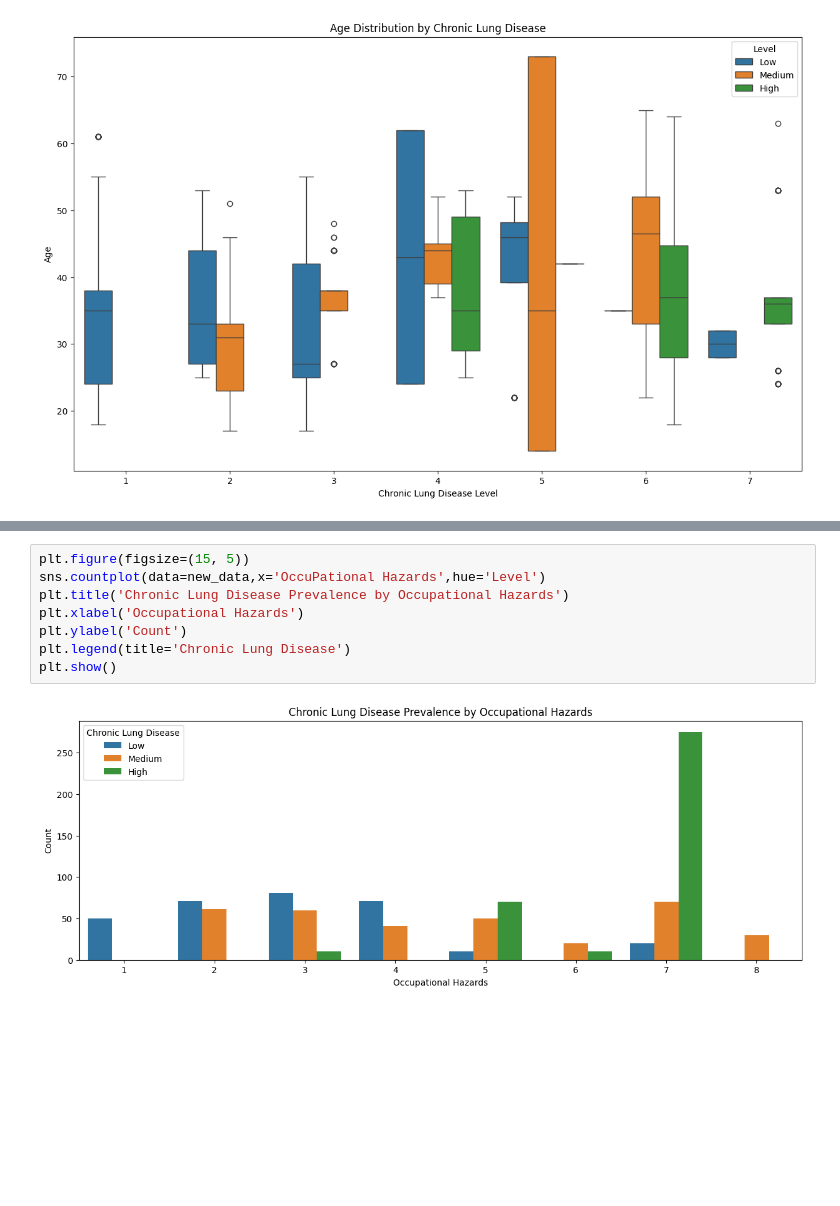
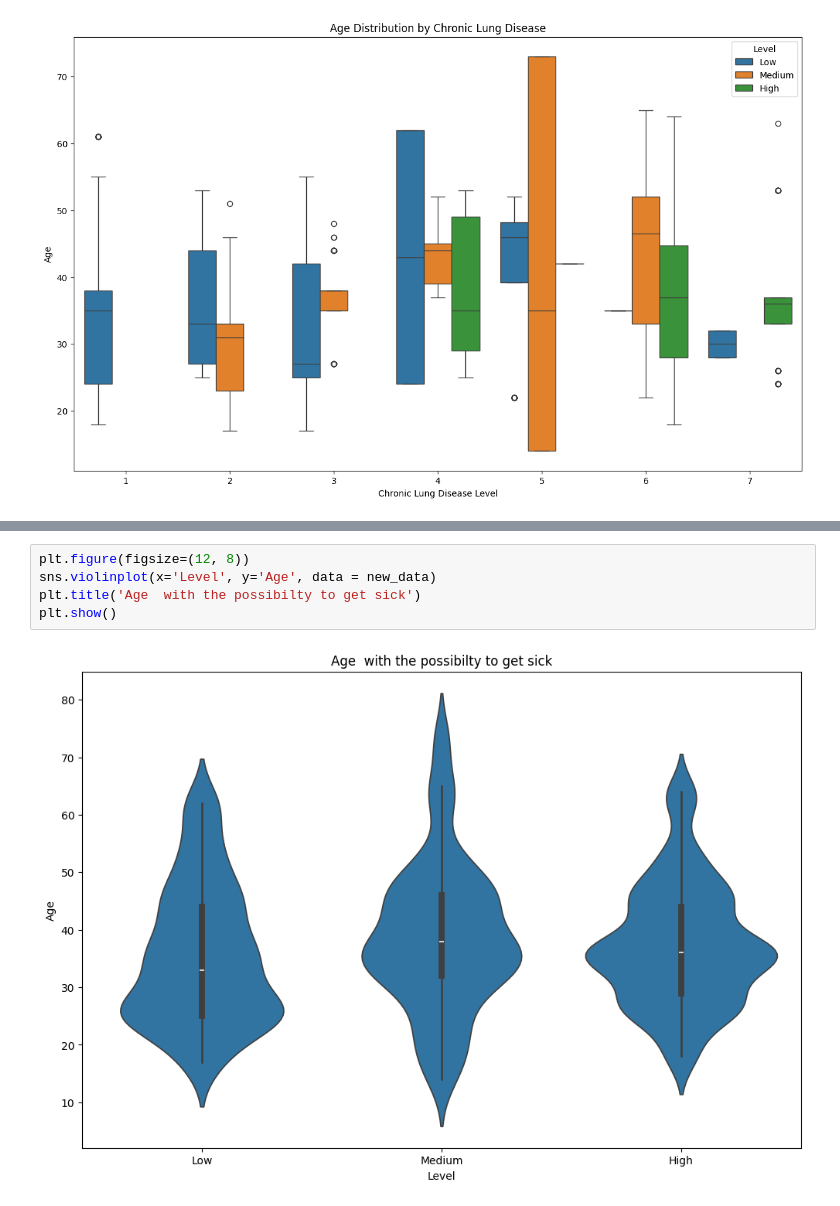
Before and after one commit to kellykabura/project-lungcancer, a Jupyter notebook: lungcancer.ipynb, the cells around one changed output, grey strips where cells are left out. Cells and saved outputs as stored; diff of their text form; blank space fills up the shorter version.

```diff
--- a/lungcancer.ipynb
+++ b/lungcancer.ipynb
@@ -165,10 +208,7 @@ plt.show()
-# %%
-plt.figure(figsize=(15, 5))
-sns.countplot(data=new_data,x='OccuPational Hazards',hue='Level')
-plt.title('Chronic Lung Disease Prevalence by Occupational Hazards')
-plt.xlabel('Occupational Hazards')
-plt.ylabel('Count')
-plt.legend(title='Chronic Lung Disease')
-plt.show()
-# %% [output]
-[figure, removed]
+# %%
+plt.figure(figsize=(12, 8))
+sns.violinplot(x='Level', y='Age', data = new_data)
+plt.title('Age  with the possibilty to get sick')
+plt.show()
+# %% [output]
+[figure, added]
```
Also changed, not shown: parts of 9 cells of this notebook.
